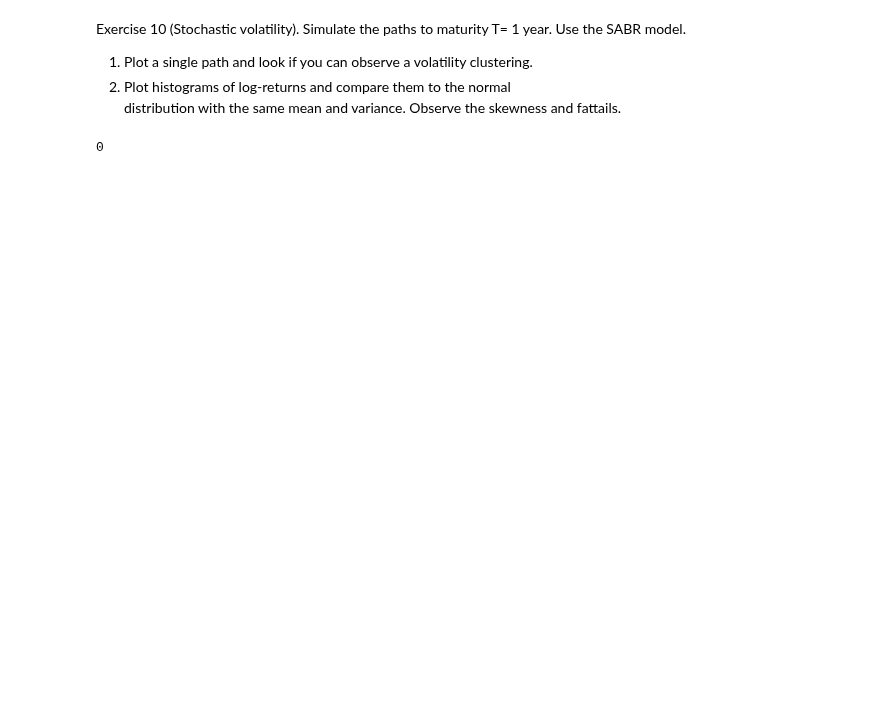
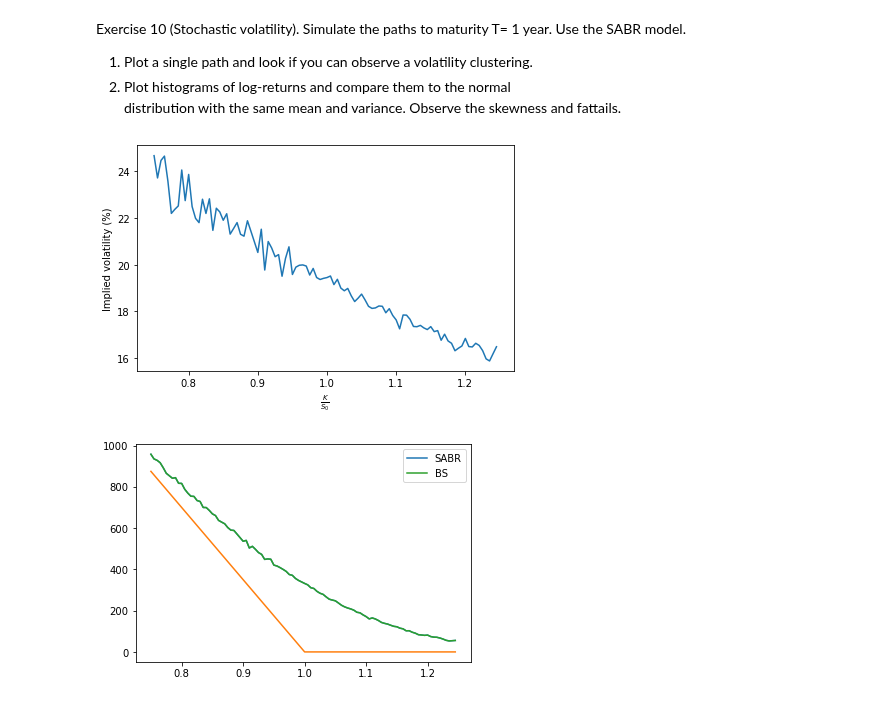
Before and after one commit to WillemJan9519/SPFDM-2, a Jupyter notebook: SPFDM 2.ipynb, the cells around one changed output. Saved outputs shown, nothing was run; the diff lists cells and outputs as text; code cells hidden in the pictures; blank space fills up the shorter version.

```diff
--- a/SPFDM 2.ipynb
+++ b/SPFDM 2.ipynb
@@ -52,7 +52,6 @@ class MonteCarlo():
         self.Nsteps = Nsteps
         self.T = T
         self.dT = T/Nsteps
-        print(self.rf)
 
     def propagate(self,ft_1,st_1):
         """Equate the monte carlo iteration as function of location xt"""
@@ -60,15 +59,13 @@ class MonteCarlo():
 
         N = 1 if type(ft_1)==np.float64 else len(ft_1)
         # Generate Correlated Brownian motions
-        x = np.random.randn(N)
-        e = np.sqrt(1-(self.rho)**2) * np.random.randn(N)
+        x = np.random.randn(N)*np.sqrt(self.dT)
+        e = np.sqrt(1-(self.rho)**2) * np.random.randn(N)*np.sqrt(self.dT)
         y = self.rho*x+e
-        x = x*np.sqrt(self.dT)
-        y = y*np.sqrt(self.dT)
 
         # Simulate standard deviations and forward rates
         st = st_1 + self.alpha*st_1*x
-        ft = ft_1 + st*(ft_1**self.beta)*y
+        ft = ft_1 + st_1*(ft_1**self.beta)*y
         return ft, st
 
     def simulate(self):
@@ -176,21 +173,21 @@ class MonteCarlo():
                                                      self.T,
                                                      self.rf,
                                                      implied_vola,
-                                                     call_put=type_)-SABR_price)),x0=0.4,tol=1e-10)#,method='Nelder-Mead')
+                                                     call_put=type_)-SABR_price)),x0=0.4,tol=1e-10,method='Nelder-Mead')
         return optim.x
 
     def parallel_option(self,K,type_='call'):
-        return self.option_price(K=K,optiontype=type_)
+        return self.option_price(optiontype=type_,K=K)
 
     def calc_implied_vola(self):
         """For different strikes, we calculate the SABR option price and the implied volatility
            which is the volatility to match the BS price to the SABR option price"""
         # Define range of strike ratios
-        ratiorange = np.arange(0.3,3,0.015)
+        ratiorange = np.arange(0.75,1.25,0.005)
         # Convert ratio to true strike price
         strikerange = ratiorange * self.F0
         # for each of these strikes, obtain SABR option price
-        prices = np.array(Parallel(n_jobs=22)(delayed(self.parallel_option)(K) for K in strikerange))
+        prices = np.array(Parallel(n_jobs=22)(delayed(self.parallel_option)(K,'call') for K in strikerange))
         # obtain implied vola for every price
 
         implied_volas = np.zeros(len(prices))
@@ -203,16 +200,18 @@ class MonteCarlo():
                                                  self.rf,
                                                  implied_volas[w],
                                                  call_put='call') for w in range(len(prices))])
-        for i in zip(prices,strikerange):
-            print(i)
+        #for i in zip(prices,strikerange):
+        #    print(i)
         plt.plot(ratiorange, implied_volas*100)
         plt.xlabel(r'$\frac{K}{S_0}$')
         plt.ylabel('Implied volatility (%)')
         plt.tight_layout()
         plt.savefig('Impliedvola_BS.pdf')
         plt.show()
+
+        plt.plot(ratiorange, prices, label='SABR')
+        plt.plot(ratiorange, np.max(np.vstack((np.zeros(len(strikerange)),self.F0-strikerange)),axis=0))
         plt.plot(ratiorange, BSprices,label='BS')
-        plt.plot(ratiorange, prices, label='SABR')
         plt.legend()
         plt.show()
 
@@ -245,37 +244,38 @@ class MonteCarlo():
                                                  call_put='put') for strike in strikerange])
 
         # Start plotting
         fig, ax = plt.subplots()
-        ax.plot(ratiorange,SABRcall, label='SABR Call')
-        ax.plot(ratiorange,SABRput,  label='SABR Put')
-        ax.plot(ratiorange,BScall,   label='BS Call')
-        ax.plot(ratiorange,BSput,    label='BS Put')
+        ax.plot(strikerange,SABRcall, label='SABR Call')
+        ax.plot(strikerange,SABRput,  label='SABR Put')
+        ax.plot(strikerange,BScall,   label='BS Call')
+        ax.plot(strikerange,BSput,    label='BS Put')
         ax.set_xlabel(r'$\frac{K}{S_0}$')
         ax.set_ylabel('Option price')
         plt.legend()
         plt.tight_layout()
         plt.show()
 
     def option_price(self, optiontype='call',K=None):
         """Equate option price by taking option value for each path, averaging and discounting back
            to present day value using risk free rate. """
         # Get prices
         if not K:
             K = self.K
         prices, volatility = self.simulate_many()
         # Get final prices
         finalprices = prices[:,-1]
         # calculate option values
         if optiontype == 'call':
             optionvalues = np.max(np.vstack((np.zeros(len(finalprices)),finalprices-K)),axis=0)
         elif optiontype == 'put':
             optionvalues = np.max(np.vstack((np.zeros(len(finalprices)),K-finalprices)),axis=0)
         optionvalue = np.mean(optionvalues)
         # Discount to present value
         optionvalue = np.exp(-self.rf*self.T) * optionvalue
         return optionvalue
 
-MC = MonteCarlo(10000,250,T=1.5,F=3500, sigma=0.2, alpha=0.5, beta=1, rho=-0.7,K=3300, rf=0)
-MC.plot_many()
+MC = MonteCarlo(10000,25,T=1.5,F=3500, sigma=0.2, alpha=0.5, beta=1, rho=-0.7,K=3500, rf=0)
+MC.calc_implied_vola()
 # %% [output]
-0
+[figure, added]
+[figure, added]
```
